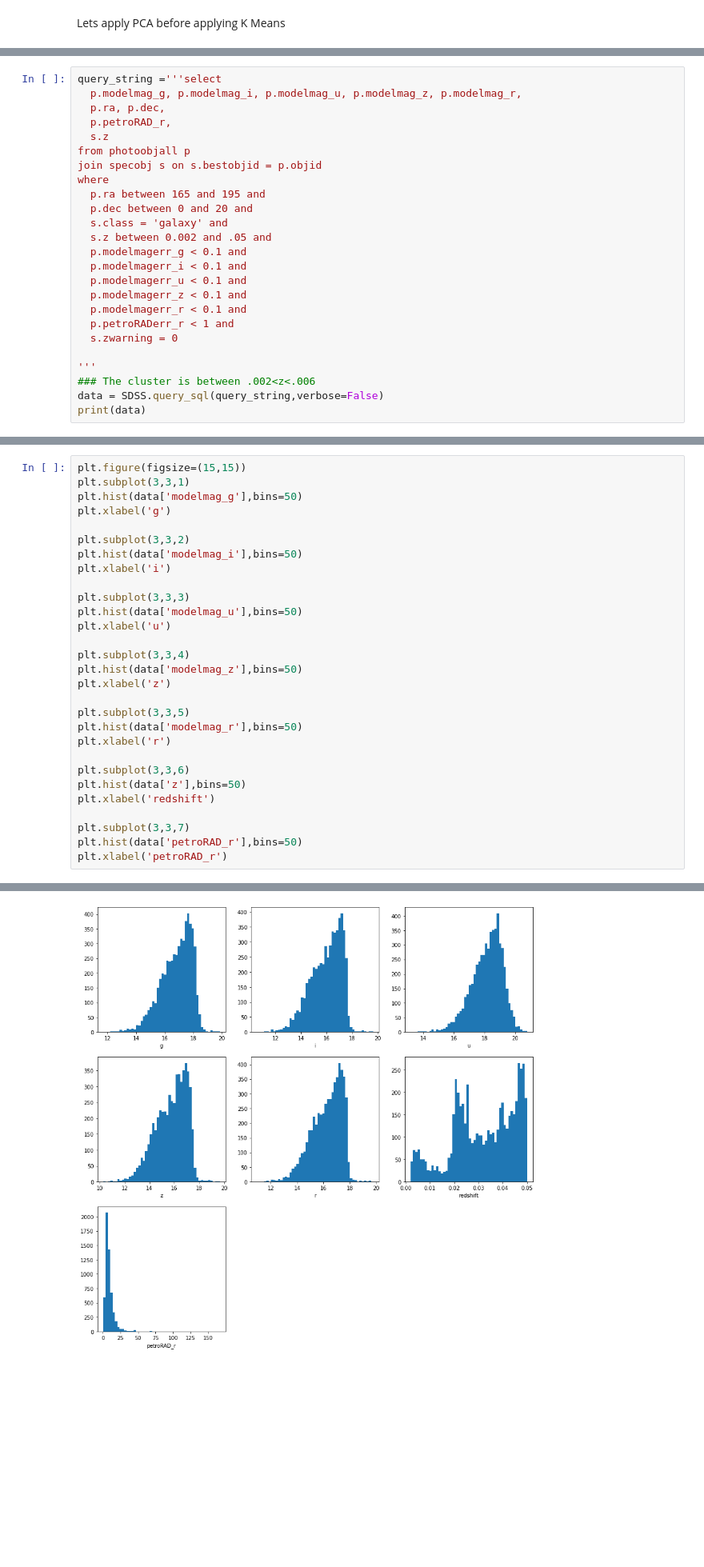
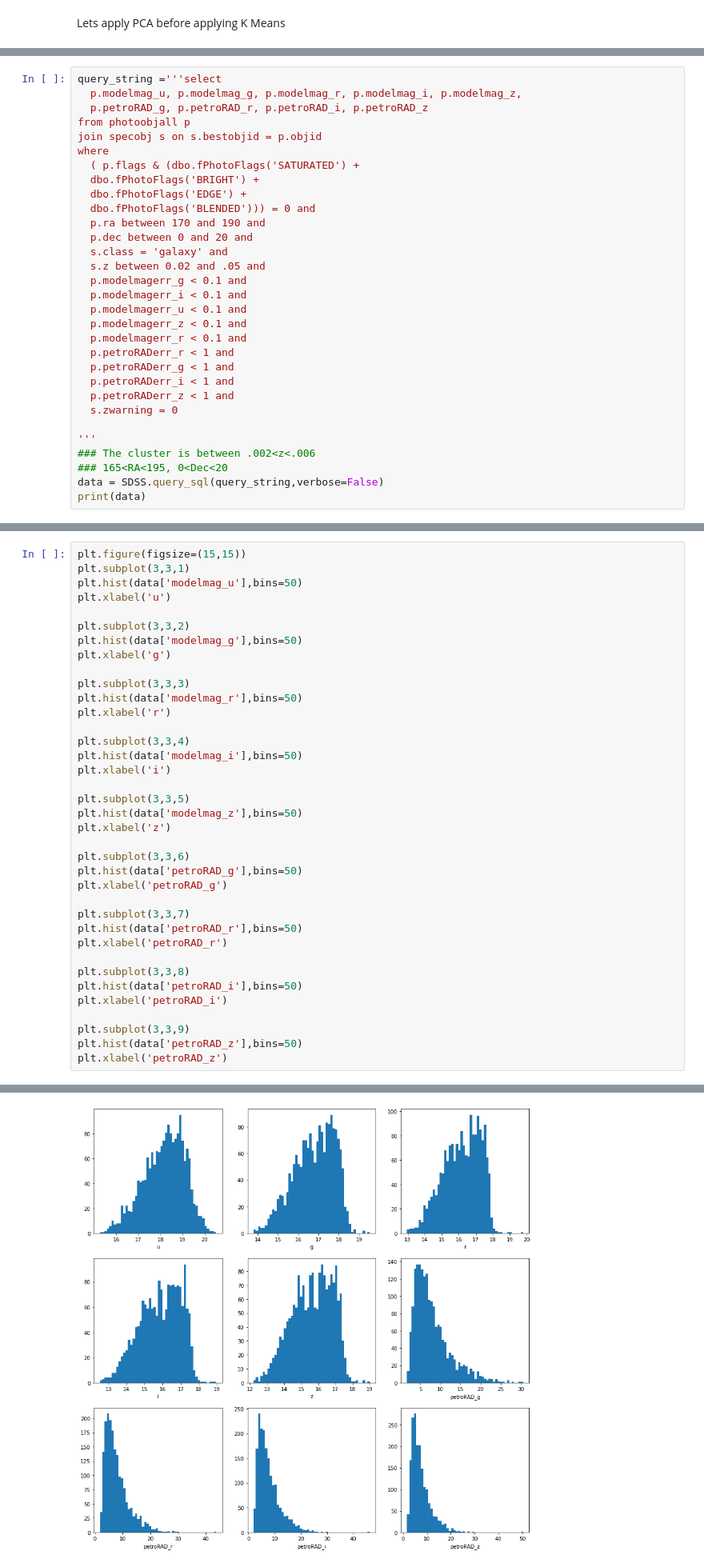
Before and after one commit to kevin-flaherty/Astro211, a Jupyter notebook: Lab8_MachineLearning/MachineLearning.ipynb, the cells around one changed output, grey strips where cells are left out. Shown at 80% size. Cells and saved outputs as stored; diff of their text form; blank space fills up the shorter version.

```diff
--- a/Lab8_MachineLearning/MachineLearning.ipynb
+++ b/Lab8_MachineLearning/MachineLearning.ipynb
@@ -974,27 +974,33 @@ Text(0, 0.5, 'i-z')
 predicting galaxy size as a function of color doesn't seem to work well. Linear regression is really bad, and classification is meh. Maybe try with the magnitudes directly, rather than with the colors.
 # %%
 query_string ='''select
-  p.modelmag_g, p.modelmag_i, p.modelmag_u, p.modelmag_z, p.modelmag_r,
-  p.ra, p.dec,
-  p.petroRAD_r,
-  s.z
+  p.modelmag_u, p.modelmag_g, p.modelmag_r, p.modelmag_i, p.modelmag_z,
+  p.petroRAD_g, p.petroRAD_r, p.petroRAD_i, p.petroRAD_z
 from photoobjall p
 join specobj s on s.bestobjid = p.objid
 where
-  p.ra between 165 and 195 and
+  ( p.flags & (dbo.fPhotoFlags('SATURATED') +
+  dbo.fPhotoFlags('BRIGHT') +
+  dbo.fPhotoFlags('EDGE') +
+  dbo.fPhotoFlags('BLENDED'))) = 0 and
+  p.ra between 170 and 190 and
   p.dec between 0 and 20 and
   s.class = 'galaxy' and
-  s.z between 0.002 and .05 and
+  s.z between 0.02 and .05 and
   p.modelmagerr_g < 0.1 and
   p.modelmagerr_i < 0.1 and
   p.modelmagerr_u < 0.1 and
   p.modelmagerr_z < 0.1 and
   p.modelmagerr_r < 0.1 and
   p.petroRADerr_r < 1 and
+  p.petroRADerr_g < 1 and
+  p.petroRADerr_i < 1 and
+  p.petroRADerr_z < 1 and
   s.zwarning = 0
 
 '''
 ### The cluster is between .002<z<.006
+### 165<RA<195, 0<Dec<20
 data = SDSS.query_sql(query_string,verbose=False)
 print(data)
 # %% [output]
@@ -1018,30 +1024,38 @@ Length = 5530 rows
 # %%
 plt.figure(figsize=(15,15))
 plt.subplot(3,3,1)
+plt.hist(data['modelmag_u'],bins=50)
+plt.xlabel('u')
+
+plt.subplot(3,3,2)
 plt.hist(data['modelmag_g'],bins=50)
 plt.xlabel('g')
 
-plt.subplot(3,3,2)
+plt.subplot(3,3,3)
+plt.hist(data['modelmag_r'],bins=50)
+plt.xlabel('r')
+
+plt.subplot(3,3,4)
 plt.hist(data['modelmag_i'],bins=50)
 plt.xlabel('i')
 
-plt.subplot(3,3,3)
-plt.hist(data['modelmag_u'],bins=50)
-plt.xlabel('u')
-
-plt.subplot(3,3,4)
+plt.subplot(3,3,5)
 plt.hist(data['modelmag_z'],bins=50)
 plt.xlabel('z')
 
-plt.subplot(3,3,5)
-plt.hist(data['modelmag_r'],bins=50)
-plt.xlabel('r')
-
 plt.subplot(3,3,6)
-plt.hist(data['z'],bins=50)
-plt.xlabel('redshift')
+plt.hist(data['petroRAD_g'],bins=50)
+plt.xlabel('petroRAD_g')
 
 plt.subplot(3,3,7)
 plt.hist(data['petroRAD_r'],bins=50)
 plt.xlabel('petroRAD_r')
+
+plt.subplot(3,3,8)
+plt.hist(data['petroRAD_i'],bins=50)
+plt.xlabel('petroRAD_i')
+
+plt.subplot(3,3,9)
+plt.hist(data['petroRAD_z'],bins=50)
+plt.xlabel('petroRAD_z')
 # %% [output]
@@ -1049,4 +1063,4 @@ plt.xlabel('petroRAD_r')
-[figure, old version]
+[figure, new version]
 # %%
 df = data.to_pandas()
 df.iloc[:30,:]
```
Also changed, not shown: parts of 15 cells of this notebook, 3 other files.
